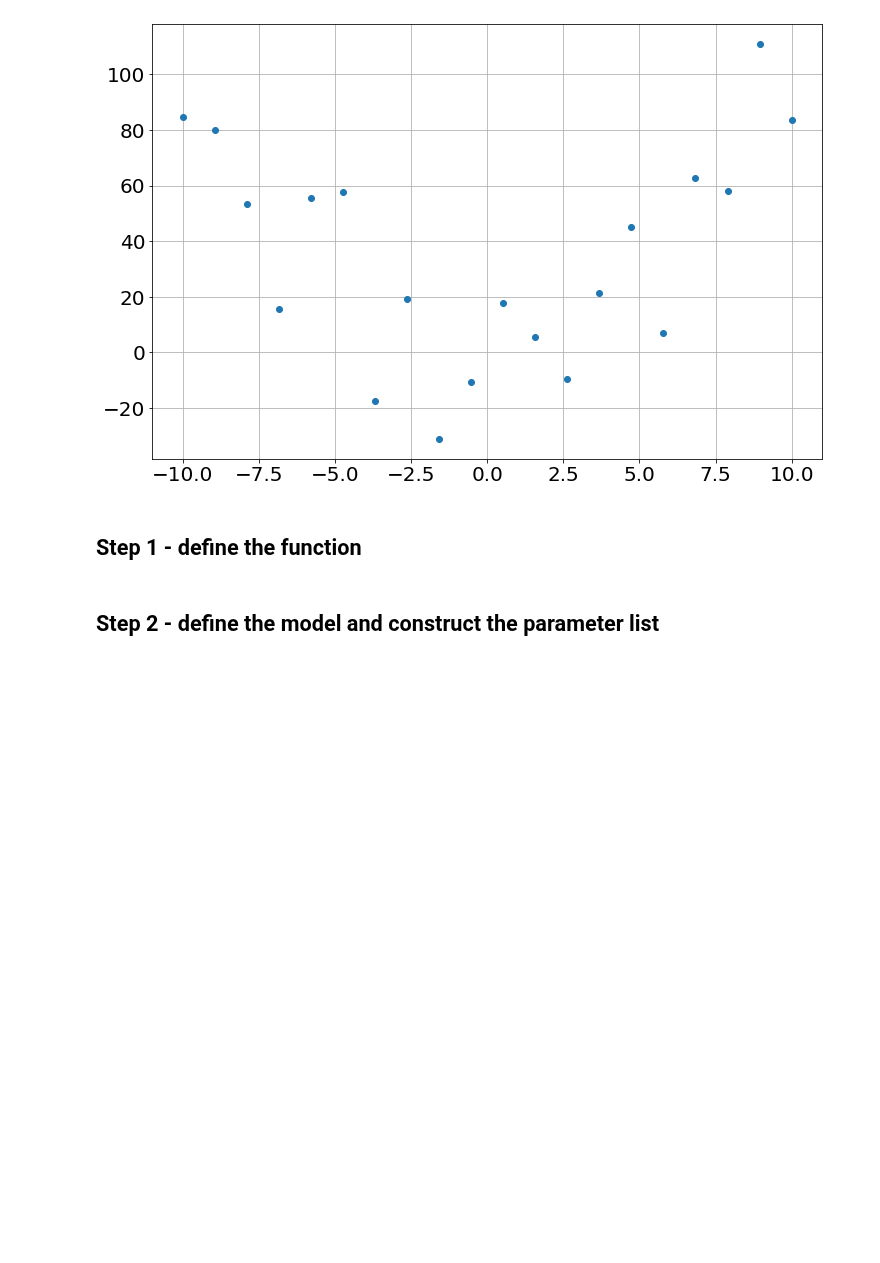
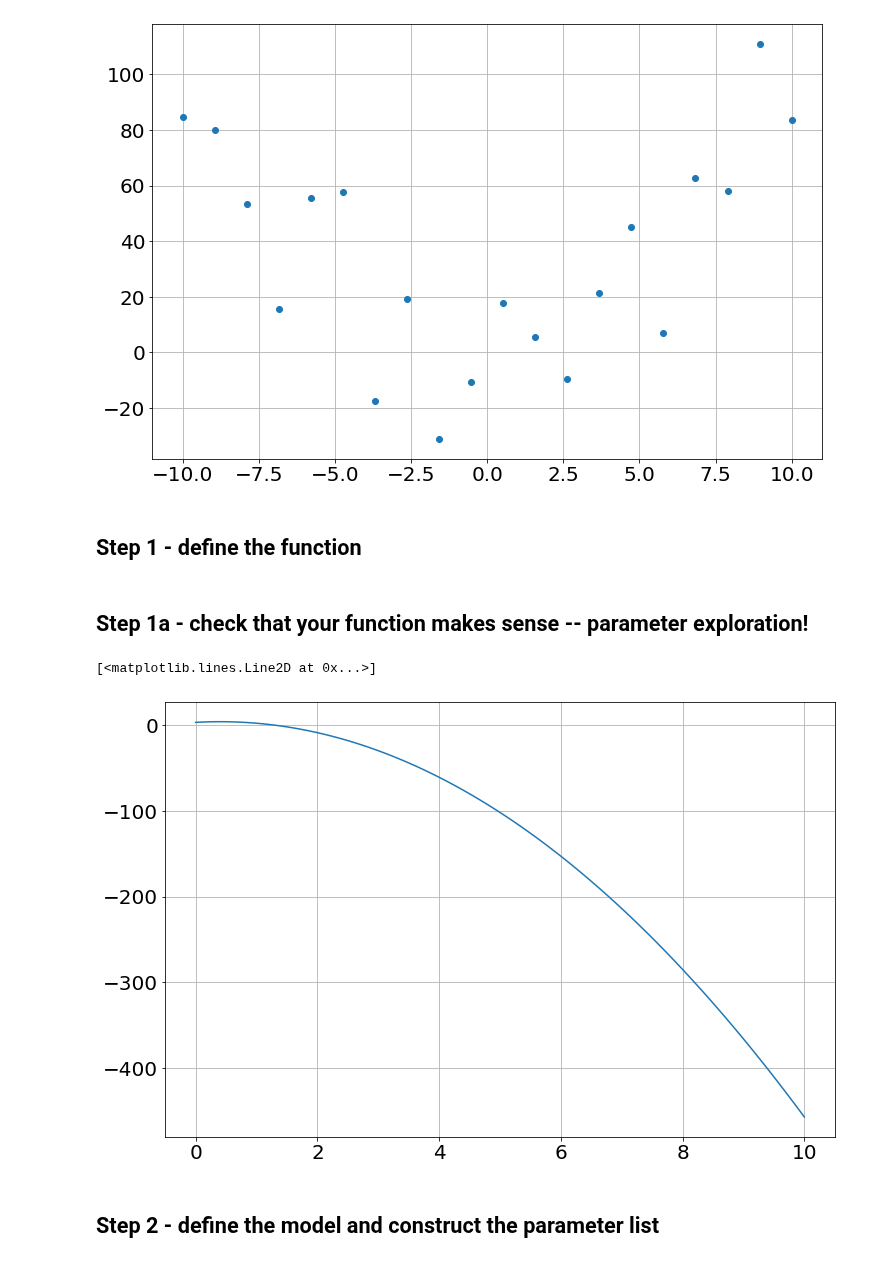
Before and after one commit to bblais/Computer-Programming-for-the-Sciences-Spring-2022, a Jupyter notebook: Sprint #3 - Parameter Fitting and Scientific Questions/2022-03-24 - fitting custom functions.ipynb, the cells around one changed output. Saved outputs shown, nothing was run; the diff lists cells and outputs as text; code cells hidden in the pictures; blank space fills up the shorter version.

```diff
--- a/Sprint #3 - Parameter Fitting and Scientific Questions/2022-03-24 - fitting custom functions.ipynb
+++ b/Sprint #3 - Parameter Fitting and Scientific Questions/2022-03-24 - fitting custom functions.ipynb
@@ -31,6 +31,15 @@ plot(x_data,y_data,'o')
 # %%
 def quad(x,a=1,b=1,c=1):
     return a*x**2 + b*x + c
+# %% [markdown]
+## Step 1a - check that your function makes sense -- parameter exploration!
+# %%
+x=linspace(0,10,100)
+y=quad(x,a=-5,b=4,c=3)
+plot(x,y)
+# %% [output]
+[<matplotlib.lines.Line2D at 0x...>]
+[figure, added]
 # %% [markdown]
 ## Step 2 - define the model and construct the parameter list
 # %%
```
Also changed, not shown: 1 other file.
